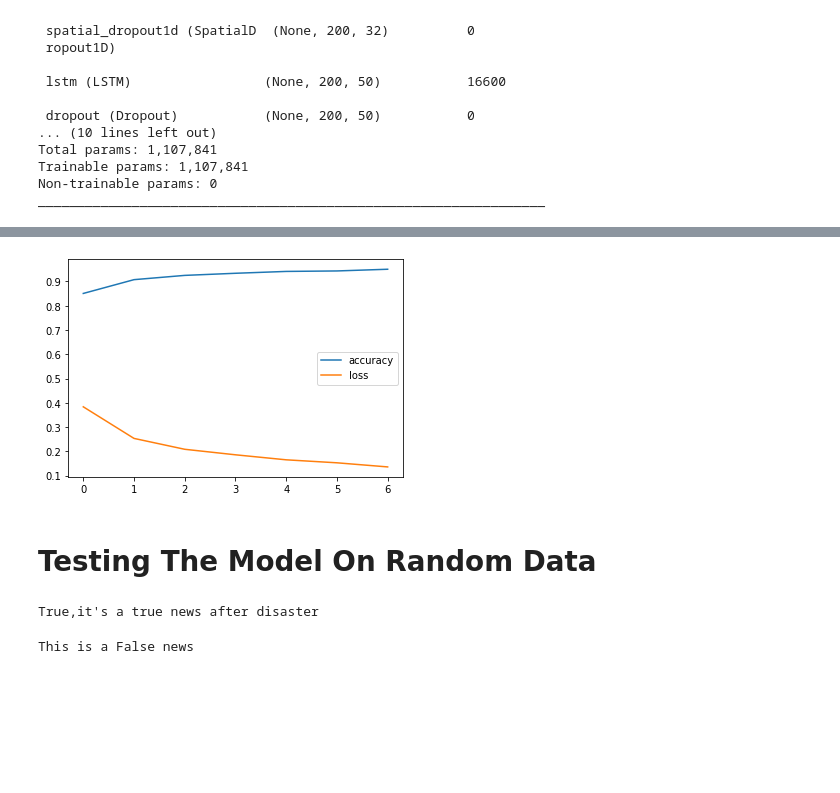
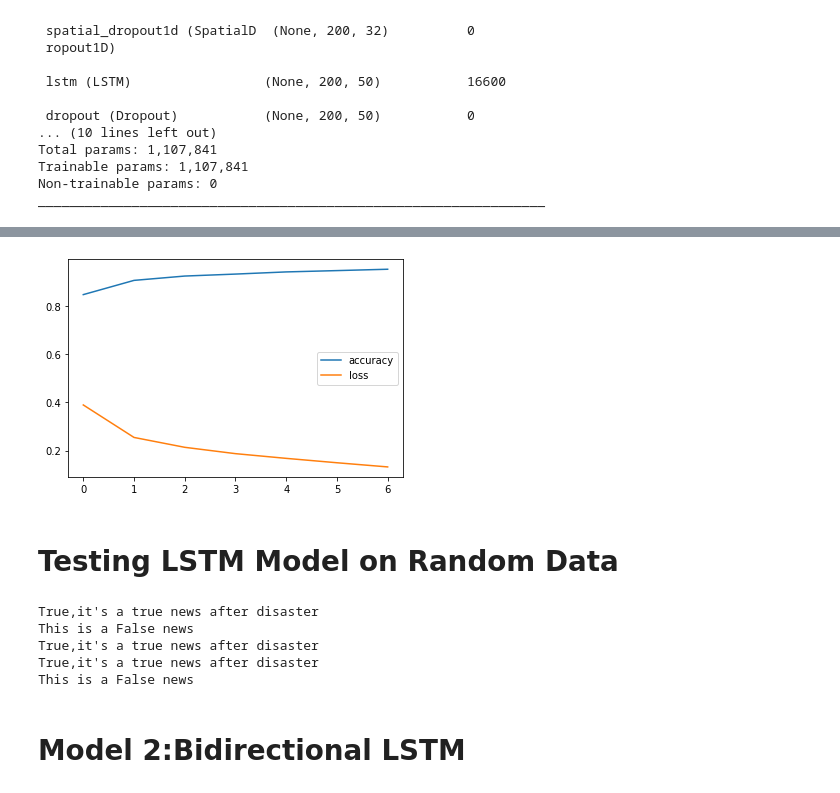
Before and after one commit to VageeshaDatta/Compiler-Design, a Jupyter notebook: Deep_Learning_Project.ipynb, the cells around one changed output, grey strips where cells are left out. Cells and saved outputs as stored; diff of their text form; code cells hidden in the pictures; blank space fills up the shorter version.

```diff
--- a/Deep_Learning_Project.ipynb
+++ b/Deep_Learning_Project.ipynb
@@ -252,14 +255,14 @@ from keras.layers import Dense,Embedding,LSTM,Bidirectional,SpatialDropout1D,Dro
 
 
 dimension = 32
-model = Sequential()
-model.add(Embedding(dict_size, dimension,input_length=200) )
-model.add(SpatialDropout1D(0.25))
-model.add(LSTM(50, dropout=0.5, recurrent_dropout=0.5,return_sequences=True))
-model.add(Dropout(0.2))
-model.add(LSTM(120,return_sequences=True))
-model.add(Dropout(0.3))
-model.add(LSTM(40))
-model.add(Dense(1, activation='sigmoid'))
-model.compile(loss='binary_crossentropy',optimizer='adam',
+model1 = Sequential()
+model1.add(Embedding(dict_size, dimension,input_length=200) )
+model1.add(SpatialDropout1D(0.25))
+model1.add(LSTM(50, dropout=0.5, recurrent_dropout=0.5,return_sequences=True))
+model1.add(Dropout(0.2))
+model1.add(LSTM(120,return_sequences=True))
+model1.add(Dropout(0.3))
+model1.add(LSTM(40))
+model1.add(Dense(1, activation='sigmoid'))
+model1.compile(loss='binary_crossentropy',optimizer='adam',
                            metrics=['accuracy'])
@@ -284,6 +292,6 @@ Trainable params: 1,107,841
 Non-trainable params: 0
 _________________________________________________________________
 # %%
-prediction = model.fit(final_input,final_output,epochs=7,batch_size=32)
+prediction1 = model1.fit(final_input,final_output,epochs=7,batch_size=32)
 # %% [output]
 Epoch 1/7
@@ -305,10 +313,10 @@ model.save("Disasater predictor.h5")
 # %%
-plt.plot(prediction.history['accuracy'],label='accuracy')
-plt.plot(prediction.history['loss'],label='loss')
+plt.plot(prediction1.history['accuracy'],label='accuracy')
+plt.plot(prediction1.history['loss'],label='loss')
 plt.legend(loc='best')
 plt.show()
 # %% [output]
-[figure, old version]
+[figure, new version]
 # %% [markdown]
-# Testing The Model On Random Data
+# **Testing LSTM Model on Random Data**
 # %%
@@ -322,11 +330,21 @@ def predict_disaster(tweet):
     print("True,it's a true news after disaster")
   else:
     print("This is a False news")
-# %%
-predict_disaster("Communal violence in Bhainsa, Telangana.Stones were pelted on Muslims houses and some houses and vehicles were set ablaze…")
-# %% [output]
-True,it's a true news after disaster
-# %%
-predict_disaster('Social media went bananas after Chuba Hubbard announced Monday evening his plans to return to #okstate.')
-# %% [output]
-This is a False news
+# %%
+predict_disaster_onmodel1("Communal violence in Bhainsa, Telangana.Stones were pelted on Muslims houses and some houses and vehicles were set ablaze…")
+
+predict_disaster_onmodel1('Social media went bananas after Chuba Hubbard announced Monday evening his plans to return to #okstate.')
+
+predict_disaster_onmodel1('On plus side look at the sky last night it was ablaze')
+
+predict_disaster_onmodel1('Heavy flooding in Siacca Sicily Italy causing heavy damge')
+
+predict_disaster_onmodel1('"This is absolutely terrifying," one commenter declared of a demolished, red velvet Yoda-head cake.')
+# %% [output]
+True,it's a true news after disaster
+This is a False news
+True,it's a true news after disaster
+True,it's a true news after disaster
+This is a False news
+# %% [markdown]
+# **Model 2:Bidirectional LSTM**
```
Also changed, not shown: parts of 25 cells of this notebook.
